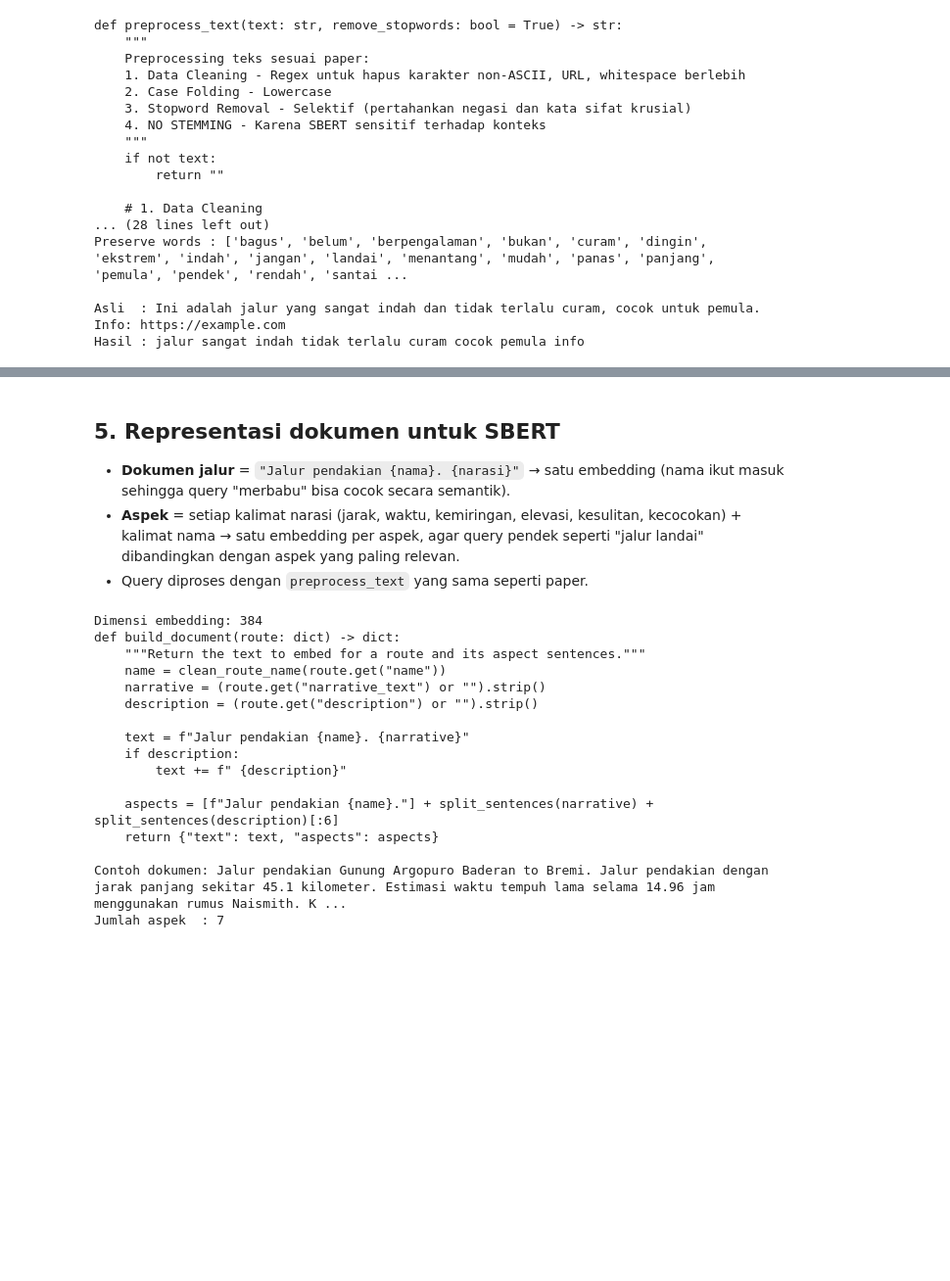
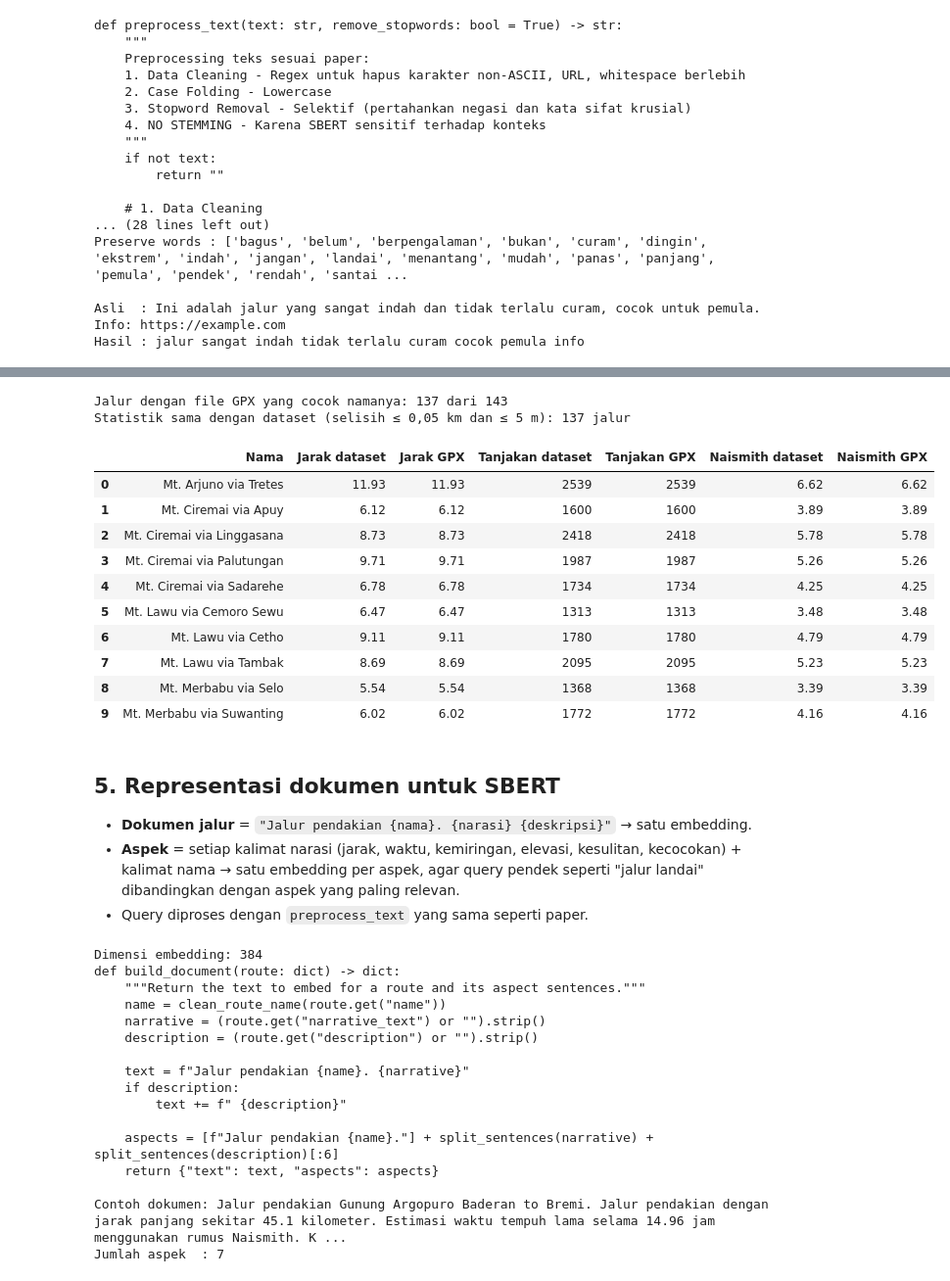
Before and after one commit to dasrams31/rutestrip-app, a Jupyter notebook: python/RuteStrip_Colab.ipynb, the cells around one changed output, grey strips where cells are left out. Shown at 98% size. Drawn from its saved outputs; the diff is of its cells as text; code cells hidden in the pictures; blank space fills up the shorter version.

```diff
--- a/python/RuteStrip_Colab.ipynb
+++ b/python/RuteStrip_Colab.ipynb
@@ -220,6 +168,44 @@ Name: count, dtype: int64
+# %%
+#@title Cek ulang: hitung statistik langsung dari file GPX (webchat-api/gpx_db)
+STOP = {'gunung', 'mt', 'mount', 'via', 'jalur', 'puncak', 'to', 'bc', 'basecamp', 'dan'}
+key = lambda name: ' '.join(sorted({w for w in re.findall(r'[a-z]+', name.lower())} - STOP))
+gpx_files = {}
+for f in os.listdir(GPX_DIR):
+    if f.endswith('.gpx'):
+        gpx_files.setdefault(key(f[:-4]), []).append(f)
+
+rows = []
+for r in routes:
+    hits = gpx_files.get(key(r['name']), [])
+    if len(hits) != 1:
+        continue
+    s = processor.mode_ingest(os.path.join(GPX_DIR, hits[0]))
+    if s.get('success'):
+        rows.append({'Nama': r['name'], 'Jarak dataset': r['distance_km'], 'Jarak GPX': s['distance_km'],
+                     'Tanjakan dataset': r['elevation_gain_m'], 'Tanjakan GPX': s['elevation_gain_m'],
+                     'Naismith dataset': r['naismith_duration_hour'], 'Naismith GPX': s['naismith_duration_hour']})
+check = pd.DataFrame(rows)
+same = (abs(check['Jarak dataset'] - check['Jarak GPX']) <= 0.05) & (abs(check['Tanjakan dataset'] - check['Tanjakan GPX']) <= 5)
+print(f"Jalur dengan file GPX yang cocok namanya: {len(check)} dari {len(routes)}")
+print(f"Statistik sama dengan dataset (selisih ≤ 0,05 km dan ≤ 5 m): {same.sum()} jalur")
+display(check.head(10))
+# %% [output]
+Jalur dengan file GPX yang cocok namanya: 137 dari 143
+Statistik sama dengan dataset (selisih ≤ 0,05 km dan ≤ 5 m): 137 jalur
+|  | Nama | Jarak dataset | Jarak GPX | Tanjakan dataset | Tanjakan GPX | Naismith dataset | Naismith GPX |
+| 0 | Mt. Arjuno via Tretes | 11.93 | 11.93 | 2539 | 2539 | 6.62 | 6.62 |
+| 1 | Mt. Ciremai via Apuy | 6.12 | 6.12 | 1600 | 1600 | 3.89 | 3.89 |
+| 2 | Mt. Ciremai via Linggasana | 8.73 | 8.73 | 2418 | 2418 | 5.78 | 5.78 |
+| 3 | Mt. Ciremai via Palutungan | 9.71 | 9.71 | 1987 | 1987 | 5.26 | 5.26 |
+| 4 | Mt. Ciremai via Sadarehe | 6.78 | 6.78 | 1734 | 1734 | 4.25 | 4.25 |
+| 5 | Mt. Lawu via Cemoro Sewu | 6.47 | 6.47 | 1313 | 1313 | 3.48 | 3.48 |
+| 6 | Mt. Lawu via Cetho | 9.11 | 9.11 | 1780 | 1780 | 4.79 | 4.79 |
+| 7 | Mt. Lawu via Tambak | 8.69 | 8.69 | 2095 | 2095 | 5.23 | 5.23 |
+| 8 | Mt. Merbabu via Selo | 5.54 | 5.54 | 1368 | 1368 | 3.39 | 3.39 |
+| 9 | Mt. Merbabu via Suwanting | 6.02 | 6.02 | 1772 | 1772 | 4.16 | 4.16 |
 # %% [markdown]
 ## 5. Representasi dokumen untuk SBERT
-- **Dokumen jalur** = `"Jalur pendakian {nama}. {narasi}"` → satu embedding (nama ikut masuk sehingga query "merbabu" bisa cocok secara semantik).
+- **Dokumen jalur** = `"Jalur pendakian {nama}. {narasi} {deskripsi}"` → satu embedding.
 - **Aspek** = setiap kalimat narasi (jarak, waktu, kemiringan, elevasi, kesulitan, kecocokan) + kalimat nama → satu embedding per aspek, agar query pendek seperti "jalur landai" dibandingkan dengan aspek yang paling relevan.
 - Query diproses dengan `preprocess_text` yang sama seperti paper.
 # %%
```
Also changed, not shown: parts of 21 cells of this notebook, 5 other files.
